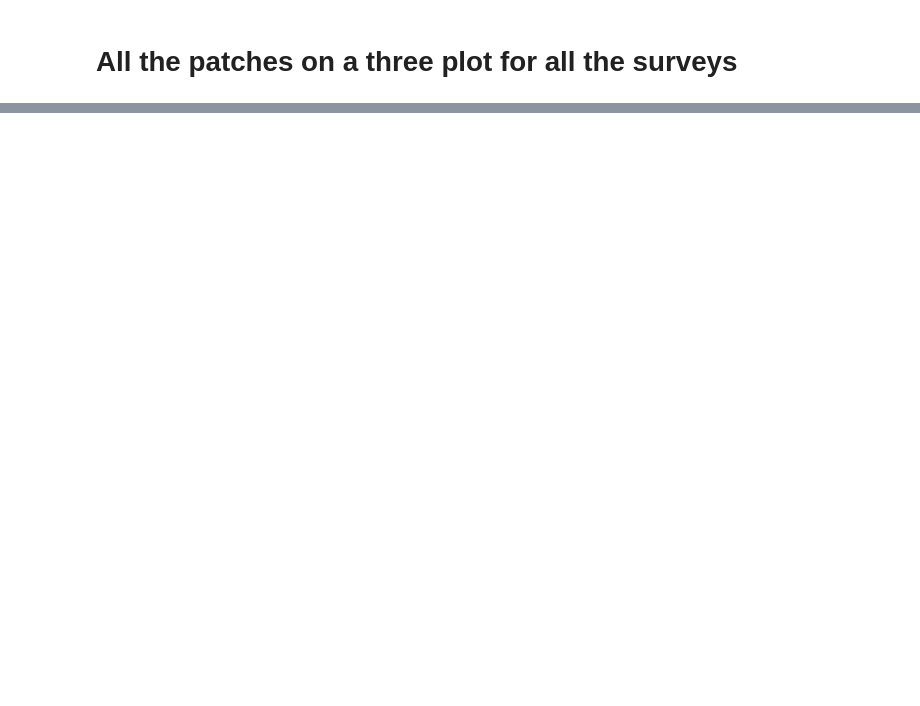
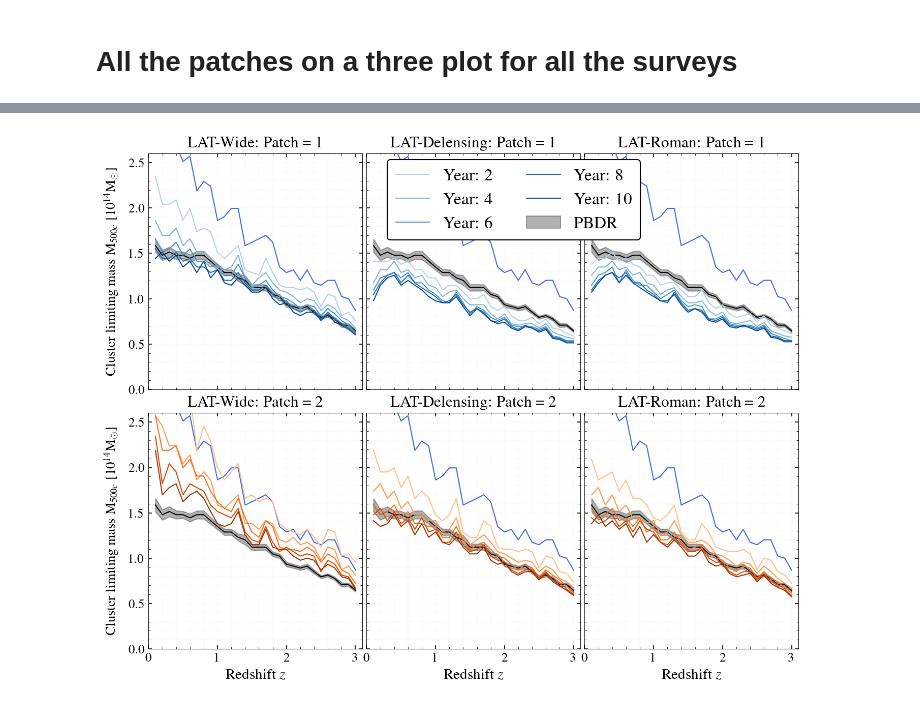
Before and after one commit to sriniraghunathan/cmb_s4_all_chile_optimisation_2025_05, a Jupyter notebook: make_cluster_plots.ipynb, the cells around one changed output, grey strips where cells are left out. Saved outputs shown, nothing was run; the diff lists cells and outputs as text; code cells hidden in the pictures; blank space fills up the shorter version.

```diff
--- a/make_cluster_plots.ipynb
+++ b/make_cluster_plots.ipynb
@@ -221,0 +304,82 @@ SystemExit:
+# %%
+clf()
+yscaleval = None
+if yscaleval == 'log':
+    ymin, ymax = 0.3, 3.
+elif yscaleval is None:
+    ymin, ymax = 0., 2.6
+
+fsval = 14
+xmin, xmax = 0., 3.1
+tr, tc = 2, len( cluster_lim_mass_dic )
+figure(figsize = (11., 8.6))
+alphaval_for_errros = 0.3
+pbdr_color = 'black'
+subplots_adjust(wspace = 0.02, hspace = 0.1)
+sbpl = 1
+for patch in [1, 2]:
+    for cntr, survey in enumerate( survey_arr ):
+        ax = subplot(tr, tc, sbpl, yscale = yscaleval)
+
+        #now add PBDR
+        zarr, lim_mass_arr, lim_mass_err_arr = cluster_lim_mass_dic_pbdr['S4-Wide']
+        plot(zarr, lim_mass_arr, color = pbdr_color, ls = '-')
+        fill_between( zarr, lim_mass_arr-lim_mass_err_arr, lim_mass_arr+lim_mass_err_arr, label = r'PBDR', color = pbdr_color, alpha = alphaval_for_errros)
+        #xloc, yloc = 2, 1.
+        #text( xloc, yloc, r'{\bf S4-PBDR}', fontsize = fsval-2, rotation = -10)
+
+        #ASO-Baseline
+        zarr, lim_mass_arr, lim_mass_err_arr = cluster_lim_mass_dic_others['ASO-Baseline']
+        plot(zarr, lim_mass_arr, color = 'royalblue', ls = '-')
+
+        color_arr_patch1 = [cm.Blues(int(d)) for d in np.linspace(80, 230, len(year_arr))]
+        color_arr_patch2 = [cm.Oranges(int(d)) for d in np.linspace(80, 230, len(year_arr))]
+        ls_dic = {1: '-', 2: '-'}
+        color_dic = {1: color_arr_patch1, 2: color_arr_patch2}
+        surveyval, surveylabval = survey_dic[survey]
+        for ycntr, year in enumerate( year_arr ):
+            colorval = color_dic[patch][ycntr]
+            zarr, lim_mass_arr, lim_mass_err_arr = cluster_lim_mass_dic[survey][patch][year]
+            if patch == 1 and cntr == 2:
+                labval = r'Year: %s' %(year)
+                write_leg = True
+            else:
+                labval = None
+                write_leg = False
+            if year == 10:
+                plot(zarr, lim_mass_arr, color = colorval, ls = ls_dic[patch], label = labval)#, label = r'%s: Patch %s' %(surveylabval, patch))
+                #fill_between( zarr, lim_mass_arr-lim_mass_err_arr, lim_mass_arr+lim_mass_err_arr, color = colorval, alpha = alphaval_for_errros)
+            else:
+                plot(zarr, lim_mass_arr, color = colorval, ls = ls_dic[patch], label = labval)#, label = r'%s: Patch %s' %(surveylabval, patch))
+
+        ylim( ymin, ymax )
+        xlim( xmin, xmax )
+
+        if write_leg:
+            #legend(bbox_to_anchor = (-1.8, -0.02), loc = 3, fontsize = fsval+3, ncol = 3, framealpha = 1.)
+            legend(bbox_to_anchor = (0.3, 1.01), loc = 1, fontsize = fsval+2, ncol = 2, framealpha = 1.)
+
+        #legend(loc = 1, fontsize = fsval-4, ncol = 3, columnspacing = 0.5, handletextpad = 0.5, handlelength = 1.8)
+        if (sbpl-1)%tc == 0:
+            ylabel(r'Cluster limiting mass M$_{500c}$ [$10^{14}$M$_{\odot}$]', fontsize = fsval-1, labelpad = 10)
+        else:
+            setp(ax.get_yticklabels(), visible=False)
+        if sbpl>tc:
+            xlabel(r'Redshift $z$', fontsize = fsval )
+        else:
+            setp(ax.get_xticklabels(), visible=False)
+        #title(r'%s: Patch = %s' %(surveylabval, patch), fontsize = fsval + 2)
+
+        title(r'%s: Patch = %s' %(surveylabval, patch), fontsize = fsval + 1)
+        grid(True, which = 'both', axis = 'both', lw = 0.2, alpha = 0.05)
+
+        for label in ax.get_xticklabels(): label.set_fontsize(fsval-2)
+        for label in ax.get_yticklabels(): label.set_fontsize(fsval-2)
+
+        sbpl += 1
+        print(sbpl)
+plname = 'plots/cluster_lim_mass_vs_z_all_surveys_patches_1_and_2_multiple_years.pdf'
+savefig(plname, dpi = 200.)
+show();
+sys.exit()
+# %% [output]
@@ -221,0 +393 @@ SystemExit:
+[figure, added]
```
Also changed, not shown: parts of 10 cells of this notebook, 8 other files.
